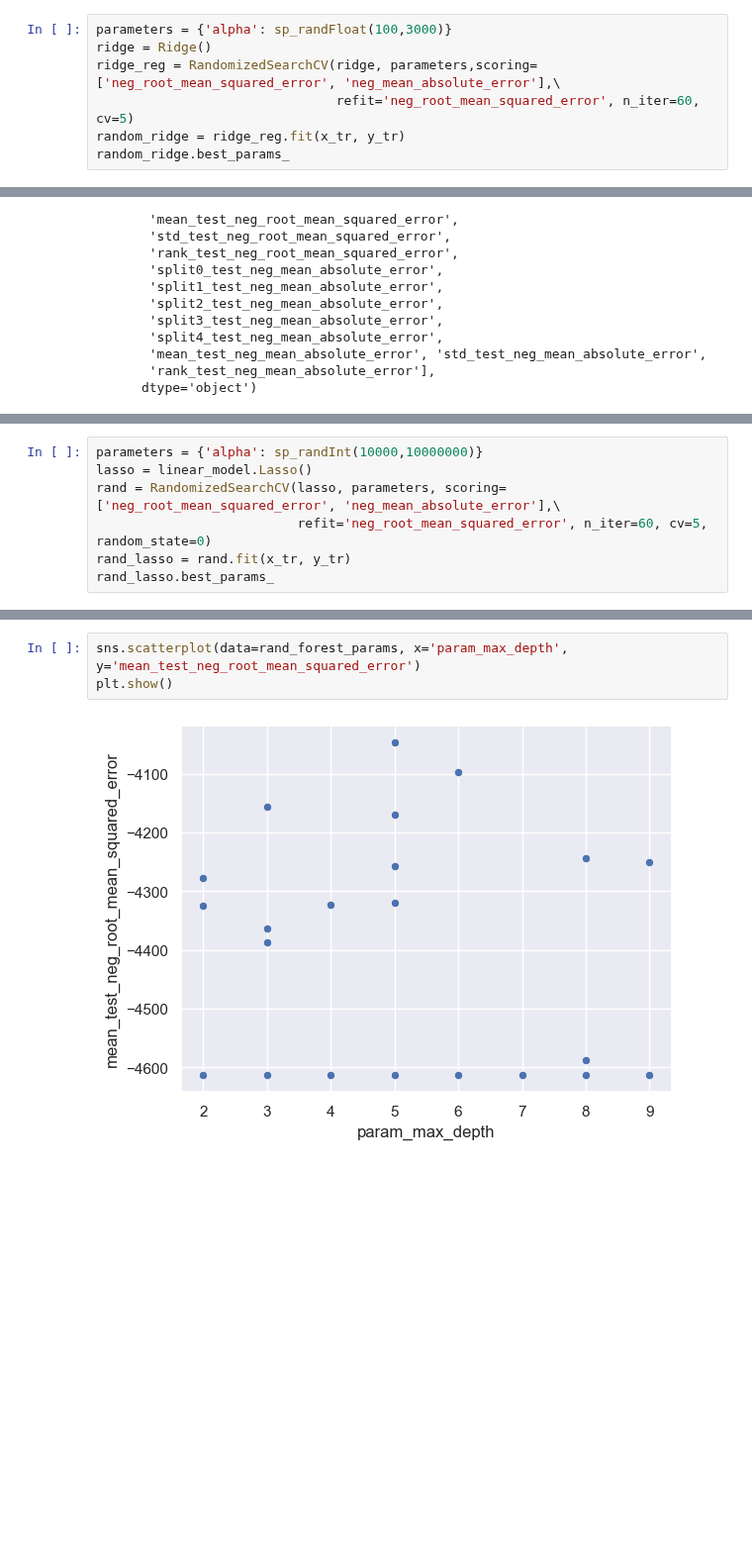
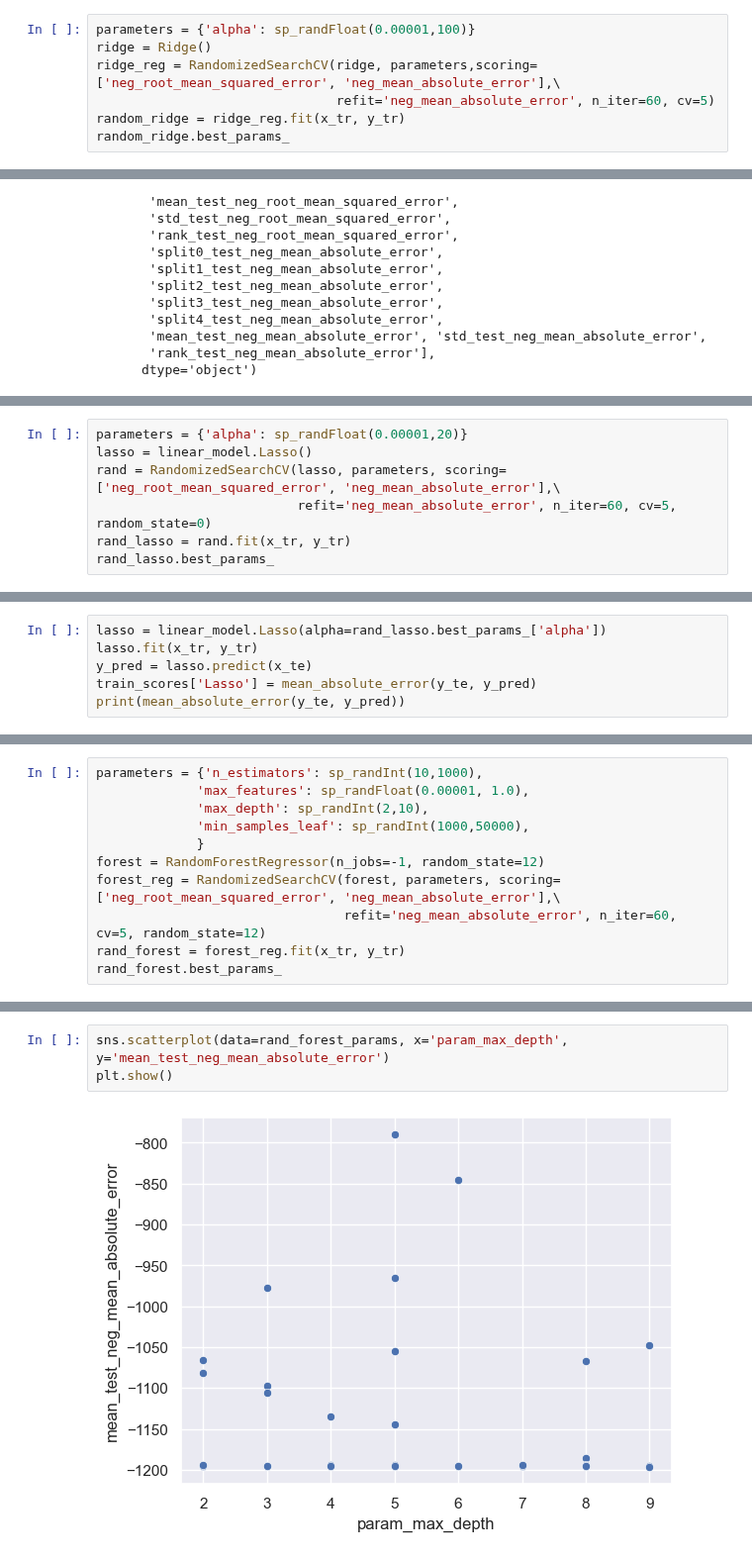
Before and after one commit to zjbrown0689/Solar-Panel-Capstone, a Jupyter notebook: notebooks/model_development.ipynb, the cells around one changed output, grey strips where cells are left out. Shown at 99% size. Drawn from its saved outputs; the diff is of its cells as text; blank space fills up the shorter version.

Commit message:
Updated multiple models

```diff
--- a/notebooks/model_development.ipynb
+++ b/notebooks/model_development.ipynb
@@ -140,10 +147,10 @@ from sklearn import linear_model
 from scipy.stats import uniform as sp_randFloat
 from scipy.stats import randint as sp_randInt
 # %%
-parameters = {'alpha': sp_randFloat(100,3000)}
+parameters = {'alpha': sp_randFloat(0.00001,100)}
 ridge = Ridge()
 ridge_reg = RandomizedSearchCV(ridge, parameters,scoring=['neg_root_mean_squared_error', 'neg_mean_absolute_error'],\
-                               refit='neg_root_mean_squared_error', n_iter=60, cv=5)
+                               refit='neg_mean_absolute_error', n_iter=60, cv=5)
 random_ridge = ridge_reg.fit(x_tr, y_tr)
 random_ridge.best_params_
 # %% [output]
@@ -196,8 +204,8 @@ Next I'll identify the best alpha for a lasso regression to compare that against
 # %%
-parameters = {'alpha': sp_randInt(10000,10000000)}
+parameters = {'alpha': sp_randFloat(0.00001,20)}
 lasso = linear_model.Lasso()
 rand = RandomizedSearchCV(lasso, parameters, scoring=['neg_root_mean_squared_error', 'neg_mean_absolute_error'],\
-                          refit='neg_root_mean_squared_error', n_iter=60, cv=5, random_state=0)
+                          refit='neg_mean_absolute_error', n_iter=60, cv=5, random_state=0)
 rand_lasso = rand.fit(x_tr, y_tr)
 rand_lasso.best_params_
 # %% [output]
@@ -236,0 +245,6 @@ plt.show()
+# %%
+lasso = linear_model.Lasso(alpha=rand_lasso.best_params_['alpha'])
+lasso.fit(x_tr, y_tr)
+y_pred = lasso.predict(x_te)
+train_scores['Lasso'] = mean_absolute_error(y_te, y_pred)
+print(mean_absolute_error(y_te, y_pred))
@@ -257,0 +258,11 @@ rand_forest.best_params_
+# %%
+parameters = {'n_estimators': sp_randInt(10,1000),
+             'max_features': sp_randFloat(0.00001, 1.0),
+             'max_depth': sp_randInt(2,10),
+             'min_samples_leaf': sp_randInt(1000,50000),
+             }
+forest = RandomForestRegressor(n_jobs=-1, random_state=12)
+forest_reg = RandomizedSearchCV(forest, parameters, scoring=['neg_root_mean_squared_error', 'neg_mean_absolute_error'],\
+                                refit='neg_mean_absolute_error', n_iter=60, cv=5, random_state=12)
+rand_forest = forest_reg.fit(x_tr, y_tr)
+rand_forest.best_params_
@@ -268,7 +284,7 @@ rand_forest_params.head()
 5 rows × 25 columns
 # %%
-sns.scatterplot(data=rand_forest_params, x='param_max_depth', y='mean_test_neg_root_mean_squared_error')
+sns.scatterplot(data=rand_forest_params, x='param_max_depth', y='mean_test_neg_mean_absolute_error')
 plt.show()
 # %% [output]
-[figure, old version]
+[figure, new version]
 # %%
```
Also changed, not shown: parts of 43 cells of this notebook.
